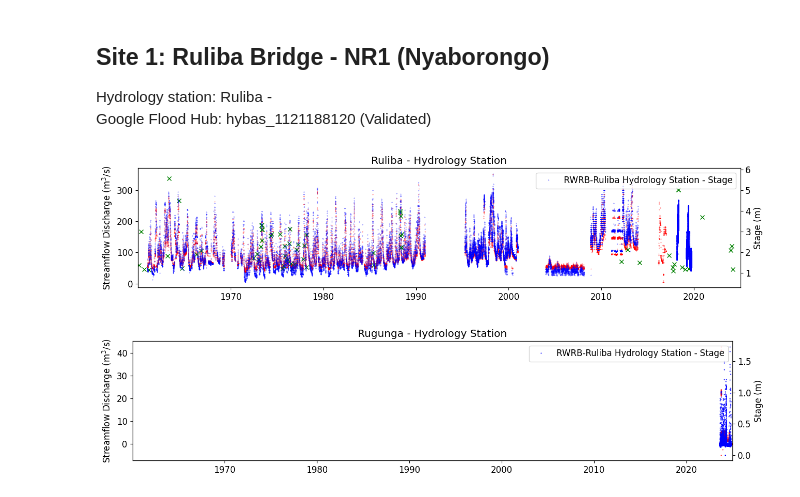
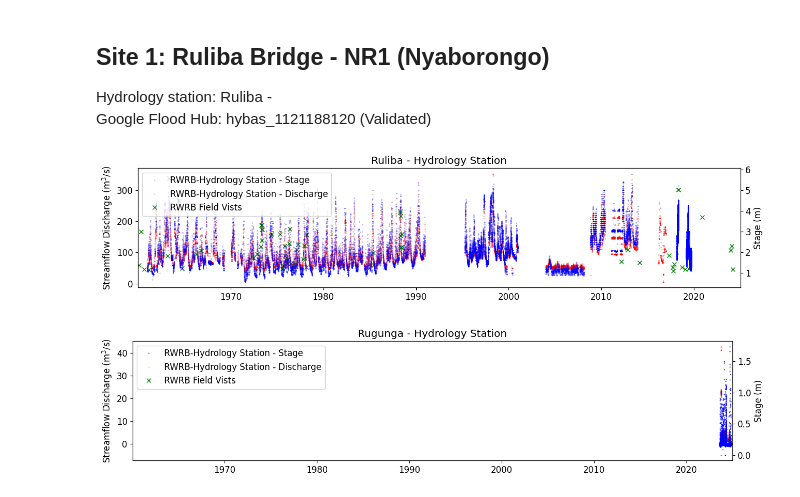
Before and after one commit to emzu/Kigali-Global-Flood-Models, a Jupyter notebook: RWRB_Hydrology_Station_Data.ipynb, the cells around one changed output. Drawn from its saved outputs; the diff is of its cells as text; code cells hidden in the pictures.

```diff
--- a/RWRB_Hydrology_Station_Data.ipynb
+++ b/RWRB_Hydrology_Station_Data.ipynb
@@ -47,38 +47,40 @@ fig, ax = plt.subplots(figsize=(15, 3))
 ax2 = ax.twinx()
 
 ##Site 1 - Nyaborongo NR 1 ##
 #Stage
 data = pd.read_csv("/content/Kigali-Global-Flood-Models/Hydrology Station Data/RWANDA_RWB_Ruliba_1961_2013.csv", header = 6)
 data_mod = pd.read_csv("/content/Kigali-Global-Flood-Models/Hydrology Station Data/RWANDA_RWB_Ruliba_2018_2024.csv", header = 6)
 data = pd.concat([data, data_mod])
 data['Timestamp'] = pd.to_datetime(data['Timestamp'].str[:10])
-ax2.plot(data['Timestamp'], data['Value'], linestyle = 'None', marker = '.', markersize = .5, color='blue', alpha = 1, label='RWRB-Ruliba Hydrology Station - Stage')
+line1, = ax2.plot(data['Timestamp'], data['Value'], linestyle = 'None', marker = '.', markersize = .5, color='blue', alpha = 1, label='RWRB-Hydrology Station - Stage')
 ax2.set_ylabel('Stage (m)')
 #Discharge
 data = pd.read_csv("/content/Kigali-Global-Flood-Models/Hydrology Station Data/RWANDA_Ruliba_DISCHARGE_1961_2013.csv", header = 6)
 data['Timestamp'] = pd.to_datetime(data['Timestamp'])
-ax.plot(data['Timestamp'], data['Value'], linestyle = 'None', marker = '.', markersize = .5, color='red', alpha = 1, label='RWRB-Ruliba Hydrology Station - Discharge')
+line2, =ax.plot(data['Timestamp'], data['Value'], linestyle = 'None', marker = '.', markersize = .5, color='red', alpha = 1, label='RWRB-Hydrology Station - Discharge')
 ax.set_ylabel('Streamflow Discharge (m$^3$/s)')
 
 
 
 
 ##RWB Field Visits##
 data_field = pd.read_csv("/content/Kigali-Global-Flood-Models/Hydrology Station Data/RWANDA_Ruliba_DISCHARGE_field.csv", header = 0, names = ['Timestamp', 'Type', 'Unit', 'Value'])
 data_field['Timestamp'] = pd.to_datetime(data_field['Timestamp'])
-ax.plot(data_field['Timestamp'], data_field['Value'], 'x', color='green', label = 'RWB Field Vists')
+line3, = ax.plot(data_field['Timestamp'], data_field['Value'], 'x', color='green', label = 'RWRB Field Vists')
 
 ## Identified Flood Events ##
 #ax.axvspan(fl1_start_date, fl1_end_date, color='blue', alpha=0.3, zorder=0)
 #ax.axvspan(fl2_start_date, fl2_end_date, color='blue', alpha=0.3, zorder=0)
 #ax.axvspan(fl3_start_date, fl3_end_date, color='blue', alpha=0.3, zorder=0)
 
 plt.xlim([pd.to_datetime("1960-01-01"), pd.to_datetime("2025-01-01")])
-plt.legend(loc='upper right')
+lines = [line1, line2, line3]
+labels = [l.get_label() for l in lines]
+ax2.legend(lines, labels, loc="upper left")
 plt.title("Ruliba - Hydrology Station")
 plt.show()
 # %% [output]
-[figure, old version]
+[figure, new version]
 # %%
 plt.rcParams["font.size"] = 12
 thresholds=('2', '5')
@@ -90,12 +92,12 @@ ax2 = ax.twinx()
 #Stage
 data = pd.read_csv("/content/Kigali-Global-Flood-Models/Hydrology Station Data/Rugunga_Stage.csv", header = 6)
 data['Timestamp'] = pd.to_datetime(data['Timestamp'].str[:10])
-ax2.plot(data['Timestamp'], data['Value'], linestyle = 'None', marker = '.', markersize = 1, color='blue', alpha = 1, label='RWRB-Ruliba Hydrology Station - Stage')
+line1, = ax2.plot(data['Timestamp'], data['Value'], linestyle = 'None', marker = '.', markersize = 1, color='blue', alpha = 1, label='RWRB-Hydrology Station - Stage')
 ax2.set_ylabel('Stage (m)')
 #Discharge
 data = pd.read_csv("/content/Kigali-Global-Flood-Models/Hydrology Station Data/Rugunga_Discharge.csv", header = 6)
 data['Timestamp'] = pd.to_datetime(data['Timestamp'])
-ax.plot(data['Timestamp'], data['Value'], linestyle = 'None', marker = '.', markersize = 1, color='red', alpha = 1, label='RWRB-Ruliba Hydrology Station - Discharge')
+line2, ax.plot(data['Timestamp'], data['Value'], linestyle = 'None', marker = '.', markersize = 1, color='red', alpha = 1, label='RWRB-Hydrology Station - Discharge')
 ax.set_ylabel('Streamflow Discharge (m$^3$/s)')
 
 
@@ -104,11 +106,13 @@ ax.set_ylabel('Streamflow Discharge (m$^3$/s)')
 #ax.axvspan(fl2_start_date, fl2_end_date, color='blue', alpha=0.3, zorder=0)
 #ax.axvspan(fl3_start_date, fl3_end_date, color='blue', alpha=0.3, zorder=0)
 plt.xlim([pd.to_datetime("1960-01-01"), pd.to_datetime("2025-01-01")])
-plt.legend(loc='upper right')
+lines = [line1, line2, line3]
+labels = [l.get_label() for l in lines]
+ax2.legend(lines, labels, loc="upper left")
 plt.title("Rugunga - Hydrology Station")
 plt.show()
 # %% [output]
-[figure, old version]
+[figure, new version]
 # %%
 plt.rcParams["font.size"] = 12
 thresholds=('2', '5')
```
Also changed, not shown: parts of 3 cells of this notebook.
